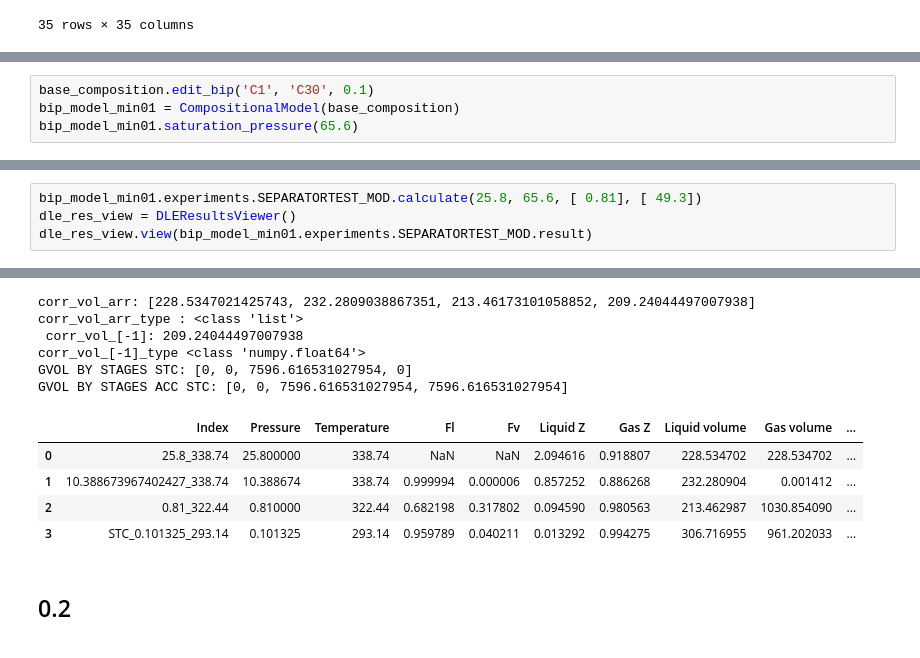
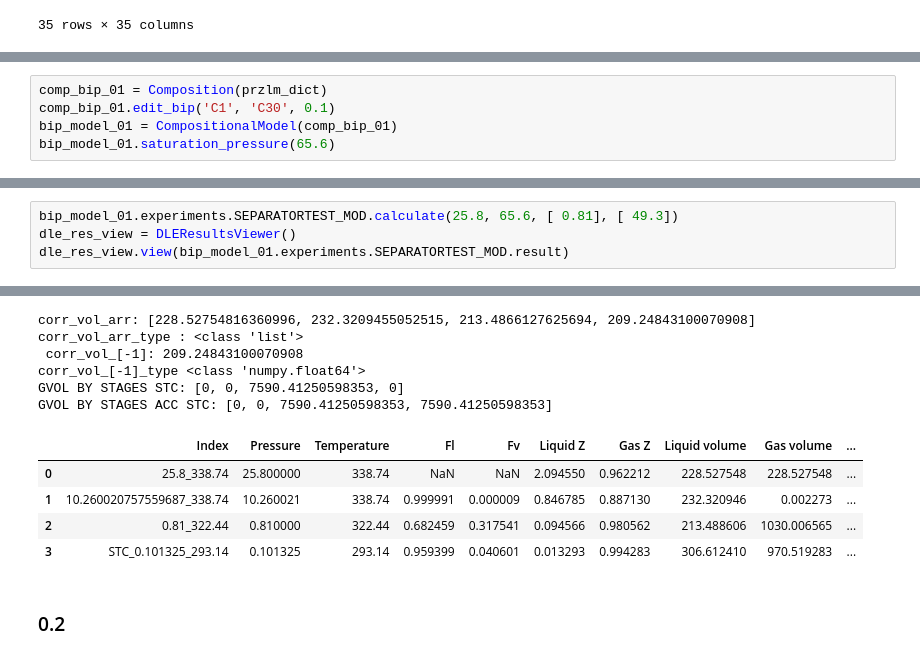
Before and after one commit to SidorenkoDD/BlackBoxFluid, a Jupyter notebook: code/notebook diss.ipynb, the cells around one changed output, grey strips where cells are left out. Cells and saved outputs as stored; diff of their text form.

```diff
--- a/code/notebook diss.ipynb
+++ b/code/notebook diss.ipynb
@@ -3403,5 +3821,6 @@ GVOL BY STAGES ACC STC: [0, 0, 7542.35059723593, 7542.35059723593]
 # %%
-base_composition.edit_bip('C1', 'C30', 0.1)
-bip_model_min01 = CompositionalModel(base_composition)
-bip_model_min01.saturation_pressure(65.6)
+comp_bip_01 = Composition(przlm_dict)
+comp_bip_01.edit_bip('C1', 'C30', 0.1)
+bip_model_01 = CompositionalModel(comp_bip_01)
+bip_model_01.saturation_pressure(65.6)
 # %% [output]
@@ -3430,5 +3871,5 @@ TEMPERATURE: 65.6 C
 # %%
-bip_model_min01.experiments.SEPARATORTEST_MOD.calculate(25.8, 65.6, [ 0.81], [ 49.3])
+bip_model_01.experiments.SEPARATORTEST_MOD.calculate(25.8, 65.6, [ 0.81], [ 49.3])
 dle_res_view = DLEResultsViewer()
-dle_res_view.view(bip_model_min01.experiments.SEPARATORTEST_MOD.result)
+dle_res_view.view(bip_model_01.experiments.SEPARATORTEST_MOD.result)
 # %% [output]
@@ -3452,14 +3893,14 @@ INFO | 09:38:40 | ✅ P_sat = 10.389 bar
-corr_vol_arr: [228.5347021425743, 232.2809038867351, 213.46173101058852, 209.24044497007938]
+corr_vol_arr: [228.52754816360996, 232.3209455052515, 213.4866127625694, 209.24843100070908]
 corr_vol_arr_type : <class 'list'>
- corr_vol_[-1]: 209.24044497007938
+ corr_vol_[-1]: 209.24843100070908
 corr_vol_[-1]_type <class 'numpy.float64'>
-GVOL BY STAGES STC: [0, 0, 7596.616531027954, 0]
-GVOL BY STAGES ACC STC: [0, 0, 7596.616531027954, 7596.616531027954]
+GVOL BY STAGES STC: [0, 0, 7590.41250598353, 0]
+GVOL BY STAGES ACC STC: [0, 0, 7590.41250598353, 7590.41250598353]
 |  | Index | Pressure | Temperature | Fl | Fv | Liquid Z | Gas Z | Liquid volume | Gas volume | ... |
-| 0 | 25.8_338.74 | 25.800000 | 338.74 | NaN | NaN | 2.094616 | 0.918807 | 228.534702 | 228.534702 | ... |
-| 1 | 10.388673967402427_338.74 | 10.388674 | 338.74 | 0.999994 | 0.000006 | 0.857252 | 0.886268 | 232.280904 | 0.001412 | ... |
-| 2 | 0.81_322.44 | 0.810000 | 322.44 | 0.682198 | 0.317802 | 0.094590 | 0.980563 | 213.462987 | 1030.854090 | ... |
-| 3 | STC_0.101325_293.14 | 0.101325 | 293.14 | 0.959789 | 0.040211 | 0.013292 | 0.994275 | 306.716955 | 961.202033 | ... |
+| 0 | 25.8_338.74 | 25.800000 | 338.74 | NaN | NaN | 2.094550 | 0.962212 | 228.527548 | 228.527548 | ... |
+| 1 | 10.260020757559687_338.74 | 10.260021 | 338.74 | 0.999991 | 0.000009 | 0.846785 | 0.887130 | 232.320946 | 0.002273 | ... |
+| 2 | 0.81_322.44 | 0.810000 | 322.44 | 0.682459 | 0.317541 | 0.094566 | 0.980562 | 213.488606 | 1030.006565 | ... |
+| 3 | STC_0.101325_293.14 | 0.101325 | 293.14 | 0.959399 | 0.040601 | 0.013293 | 0.994283 | 306.612410 | 970.519283 | ... |
 # %% [markdown]
-## 0.2
+### 0.2
 # %%
```
Also changed, not shown: parts of 56 cells of this notebook.
